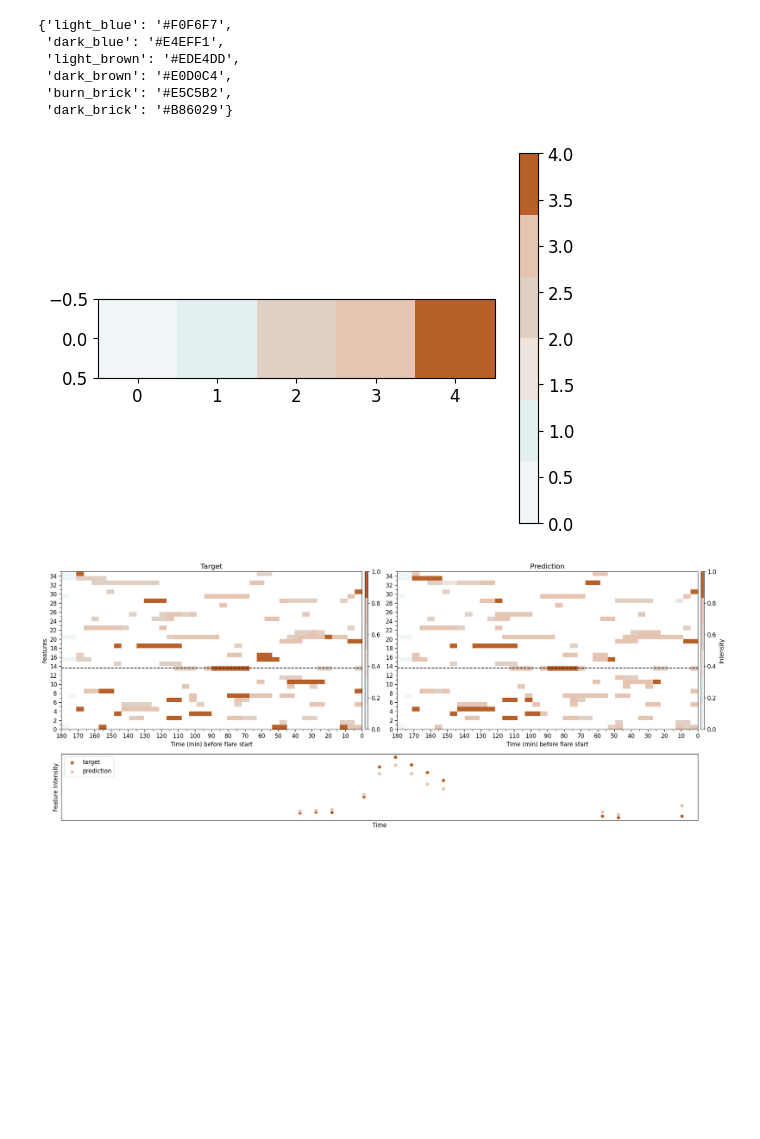
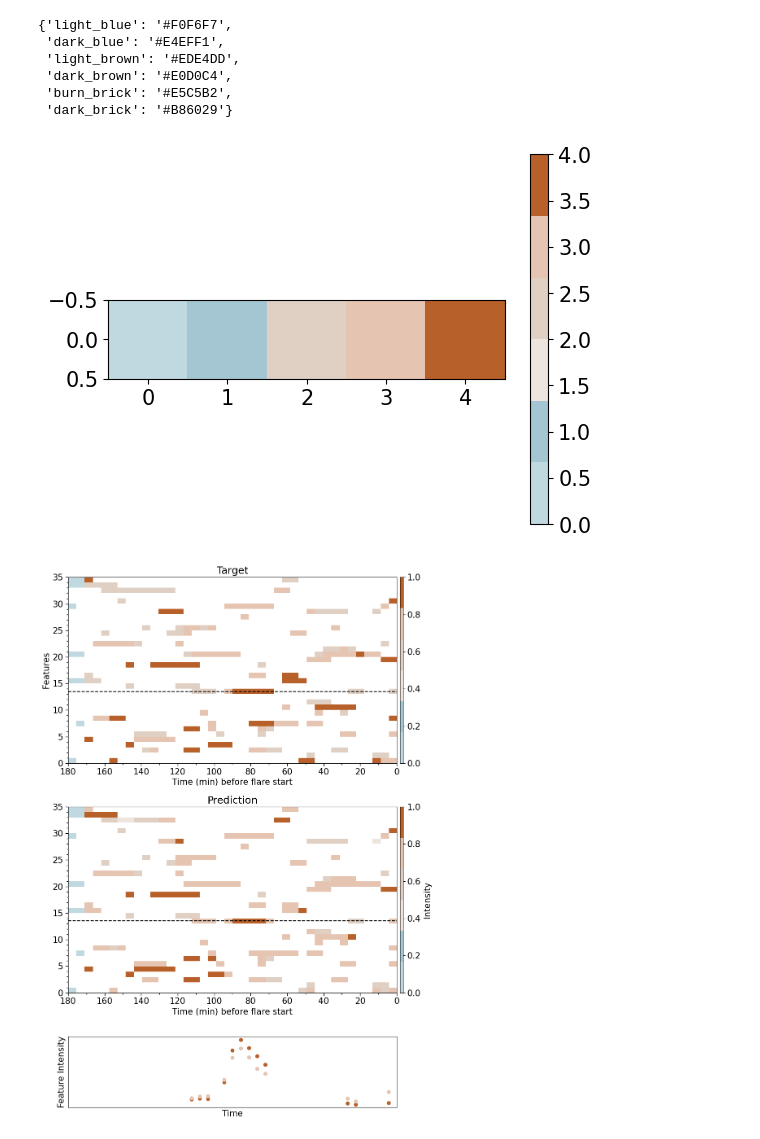
Before and after one commit to brandonlpanos/mvts, a Jupyter notebook: src/plotting.ipynb, the cells around one changed output. Saved outputs shown, nothing was run; the diff lists cells and outputs as text; code cells hidden in the pictures; blank space fills up the shorter version.

```diff
--- a/src/plotting.ipynb
+++ b/src/plotting.ipynb
@@ -146,6 +147,15 @@ my_colors
  'dark_brown': '#E0D0C4',
  'burn_brick': '#E5C5B2',
  'dark_brick': '#B86029'}
+# %%
+my_colors  = {
+    'light_blue': '#C0D8E0',
+    'dark_blue': '#A4C6D3',
+    'light_brown': '#EDE4DD',
+    'dark_brown': '#E0D0C4',
+    'burn_brick': '#E5C5B2',
+    'dark_brick': '#B86029'
+}
 # %%
 # create custome color map (discrete)
 import matplotlib.pyplot as plt
@@ -162,7 +172,7 @@ custom_cmap = ListedColormap(hex_colors)
 plt.colorbar(plt.imshow([[0, 1, 2, 3, 4]], cmap=custom_cmap))
 plt.show()
 # %% [output]
-[figure, old version]
+[figure, new version]
 # %%
 # select_instance = 5
 # select_feature = 13
@@ -186,52 +196,53 @@ plt.show()
 # target_vec_fet = target_array[:, vertical_select]
 # mask_vec_fet = mask_array[:, vertical_select]
 
-fig = plt.subplots(figsize=(20, 8))
-gs = gridspec.GridSpec(3, 2)
+mpl.rcParams['font.size'] = 15
 
-ax1 = plt.subplot(gs[0:2, 0])
+fig = plt.subplots(figsize=(10, 14))
+gs = gridspec.GridSpec(5, 1)
+
+ax1 = plt.subplot(gs[0:2, :])
 ax1.set_title('Target')
 ax1.set_ylabel('Features')
 ax1.set_xlabel('Time (min) before flare start')
 im1=ax1.imshow(target_array, aspect='auto', cmap=custom_cmap, label='target', extent=[180, 0, 35, 0], vmin=0., vmax=1)
 ax1.axhline(y=select_feature+0.5, color='k', linestyle='--')
-ax1.xaxis.set_major_locator(MultipleLocator(10))
-ax1.xaxis.set_minor_locator(MultipleLocator(5))
-ax1.yaxis.set_major_locator(MultipleLocator(2))
+ax1.xaxis.set_major_locator(MultipleLocator(20))
+ax1.xaxis.set_minor_locator(MultipleLocator(10))
+ax1.yaxis.set_major_locator(MultipleLocator(5))
 ax1.yaxis.set_minor_locator(MultipleLocator(1))
 ax1.tick_params(which='major', length=5,width=1)
 ax1.tick_params(which='minor', length=3,width=1)
 ax1.set_ylim(0,35)
 cbar = plt.colorbar(im1, cax=ax1.inset_axes([1.01, 0, 0.01, 1]), aspect=10)
 
-ax2 = plt.subplot(gs[0:2, 1])
+ax2 = plt.subplot(gs[2:4, :])
 ax2.set_title('Prediction')
 ax2.set_xlabel('Time (min) before flare start')
 im2 = ax2.imshow(prediction_array, aspect='auto', cmap=custom_cmap, label='prediction', vmin=0., vmax=1, extent=[180, 0, 35, 0])
 ax2.axhline(y=select_feature + 0.5, color='k', linestyle='--')
-ax2.xaxis.set_major_locator(MultipleLocator(10))
-ax2.xaxis.set_minor_locator(MultipleLocator(5))
-ax2.yaxis.set_major_locator(MultipleLocator(2))
+ax2.xaxis.set_major_locator(MultipleLocator(20))
+ax2.xaxis.set_minor_locator(MultipleLocator(10))
+ax2.yaxis.set_major_locator(MultipleLocator(5))
 ax2.yaxis.set_minor_locator(MultipleLocator(1))
 ax2.tick_params(which='major', length=5,width=1)
 ax2.tick_params(which='minor', length=3,width=1)
 ax2.set_ylim(0,35)
 cbar = plt.colorbar(im2, cax=ax2.inset_axes([1.01, 0, 0.01, 1]), aspect=10)
 cbar.set_label('Intensity')
 
-ax3 = plt.subplot(gs[2, :])
+ax3 = plt.subplot(gs[4, :])
 ax3.set_xlabel('Time')
 ax3.set_ylabel('Feature Intensity')
 ax3.scatter(range(len(target_vec)), target_vec, c='#B86029', label='target')
 ax3.scatter(range(len(prediction_vec)), prediction_vec, c='#E5C5B2', label='prediction')
 ax3.set_xlim(0,40)
-ax3.legend(loc='upper left')
 ax3.set_yticks([])
 ax3.set_xticks([])
 
 
 plt.tight_layout()
 plt.savefig(f'/Users/brandonlpanos/papers/transformer/figs/denoising.png', dpi=300, bbox_inches='tight')
 plt.show()
 # %% [output]
-[figure, old version]
+[figure, new version]
```
Also changed, not shown: parts of 1 cell of this notebook.
